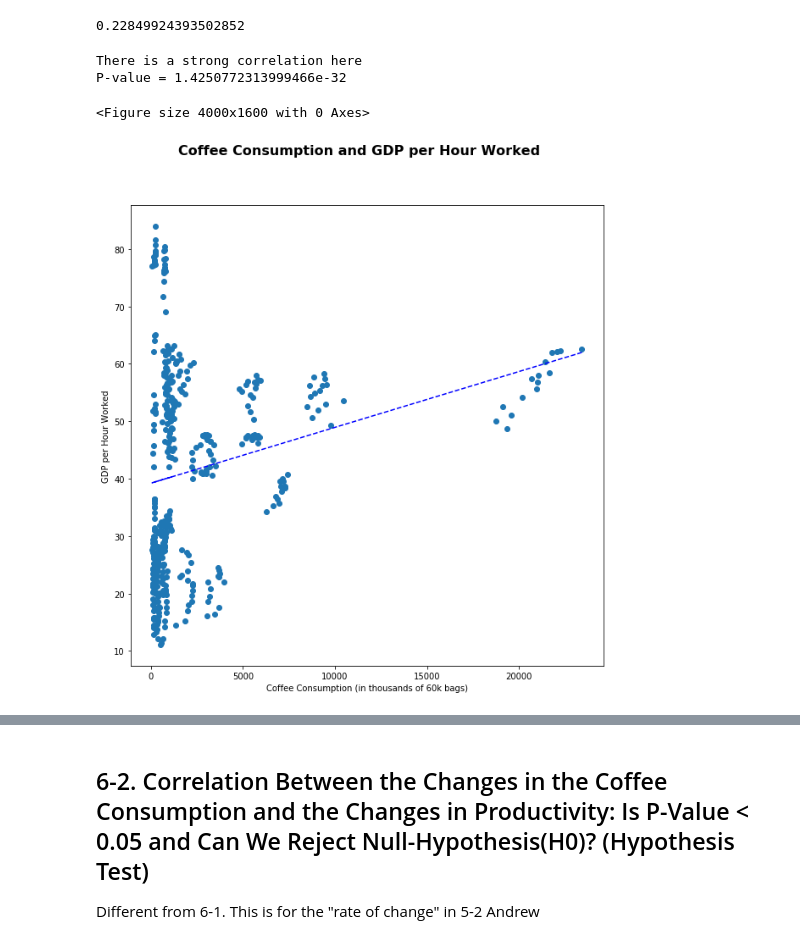
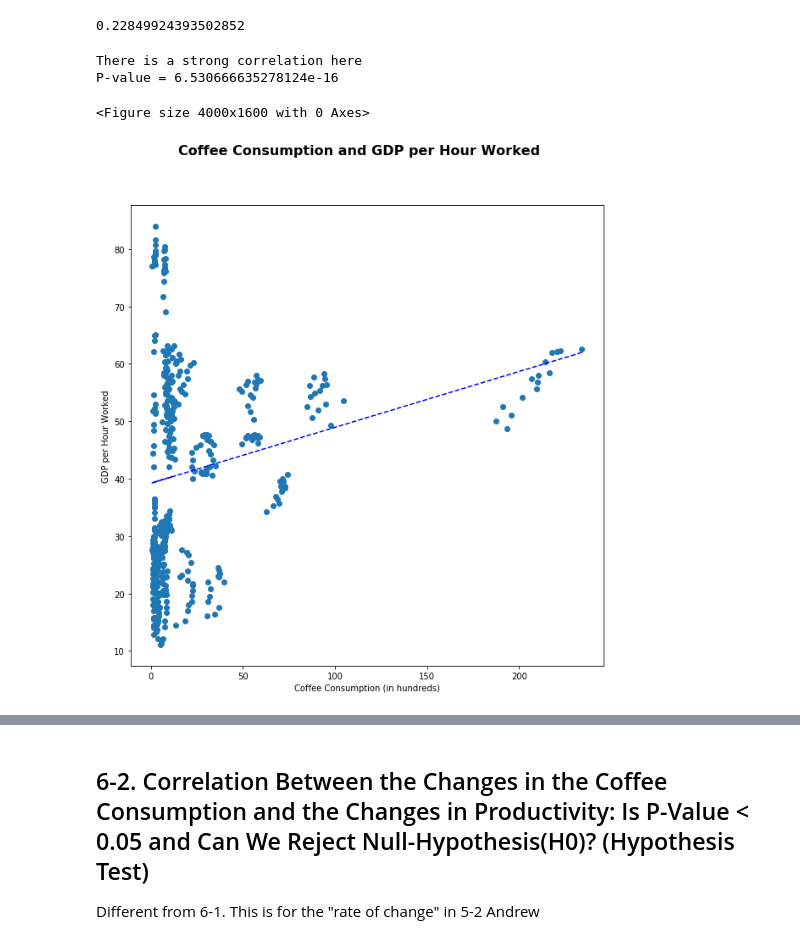
Before and after one commit to andrewboring/Confabulators_Project_1, a Jupyter notebook: andrew.ipynb, the cells around one changed output, grey strips where cells are left out. Saved outputs shown, nothing was run; the diff lists cells and outputs as text; code cells hidden in the pictures.

```diff
--- a/andrew.ipynb
+++ b/andrew.ipynb
@@ -77,7 +77,7 @@ df.head()
 | 3 | Austria | 2002 | 926 | 46.14 |
 | 4 | Austria | 2003 | 720 | 46.51 |
 # %%
-x_axis = df['Coffee Consumed']
+x_axis = df['Coffee Consumed']/100
 y_axis = df['gdp_per_hour_worked']
 # %%
 # Correlation
@@ -93,7 +93,7 @@ if p < 0.005:
     print("P-value = " + str(p))
 # %% [output]
 There is a strong correlation here
-P-value = 1.4250772313999466e-32
+P-value = 6.530666635278124e-16
 # %%
 from scipy.stats import linregress
 
@@ -102,23 +102,23 @@ fit = slope * x_axis + intercept
 # %%
 # Plot data
 plt.rcParams['figure.figsize'] = [10, 10]
 fig = plt.figure(figsize=(50, 20), dpi= 80, facecolor='w', edgecolor='k')
 fig, ax = plt.subplots()
 
 fig.suptitle("Coffee Consumption and GDP per Hour Worked", fontsize=16, fontweight="bold")
 
 #ax.set_xlim(0, 10)
 #ax.set_ylim(0, 10)
 
 
-ax.set_xlabel("Coffee Consumption (in thousands of 60k bags)")
+ax.set_xlabel("Coffee Consumption (in hundreds)")
 ax.set_ylabel("GDP per Hour Worked")
 
 ax.plot(x_axis, y_axis, linewidth=0, marker='o')
 ax.plot(x_axis, fit, 'b--')
 
 
 plt.show()
 # %% [output]
 <Figure size 4000x1600 with 0 Axes>
-[figure, old version]
+[figure, new version]
```
Also changed, not shown: parts of 1 cell of this notebook.
